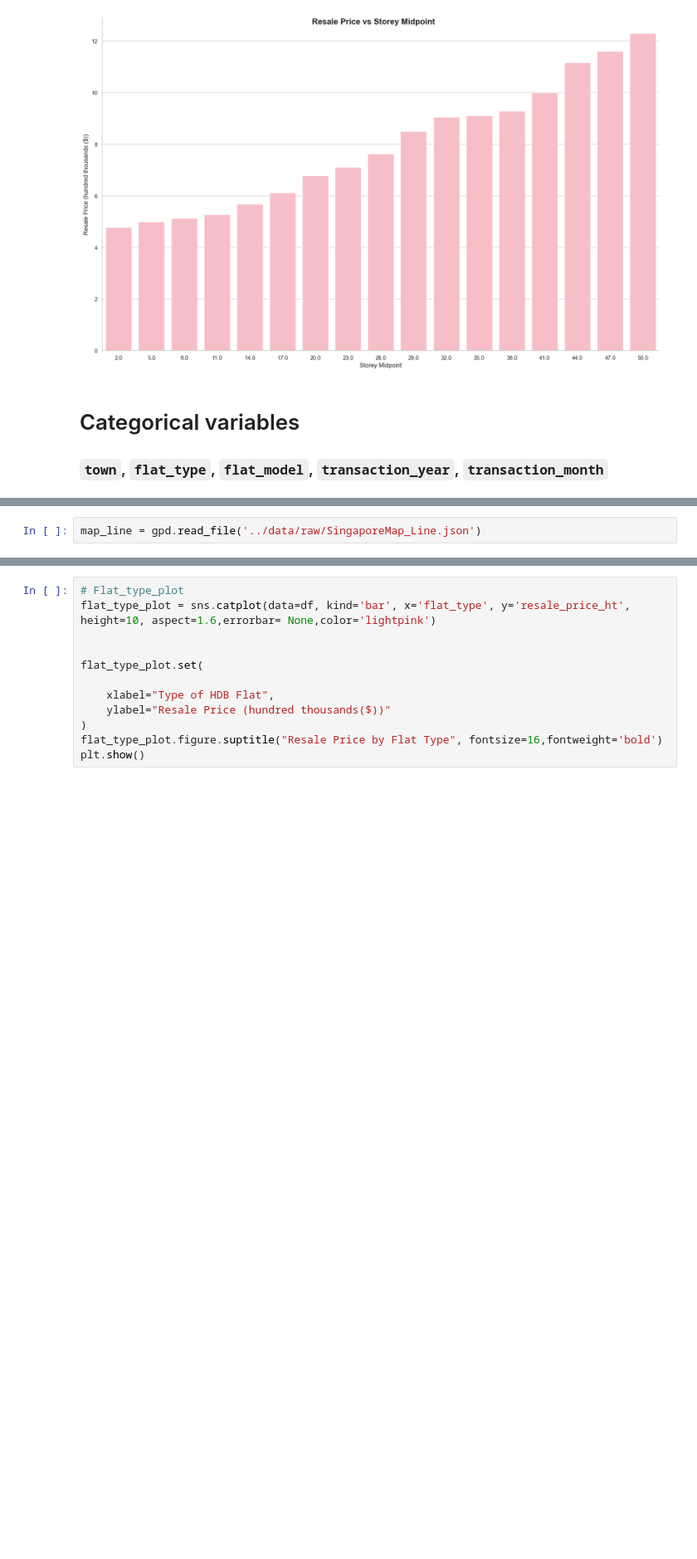
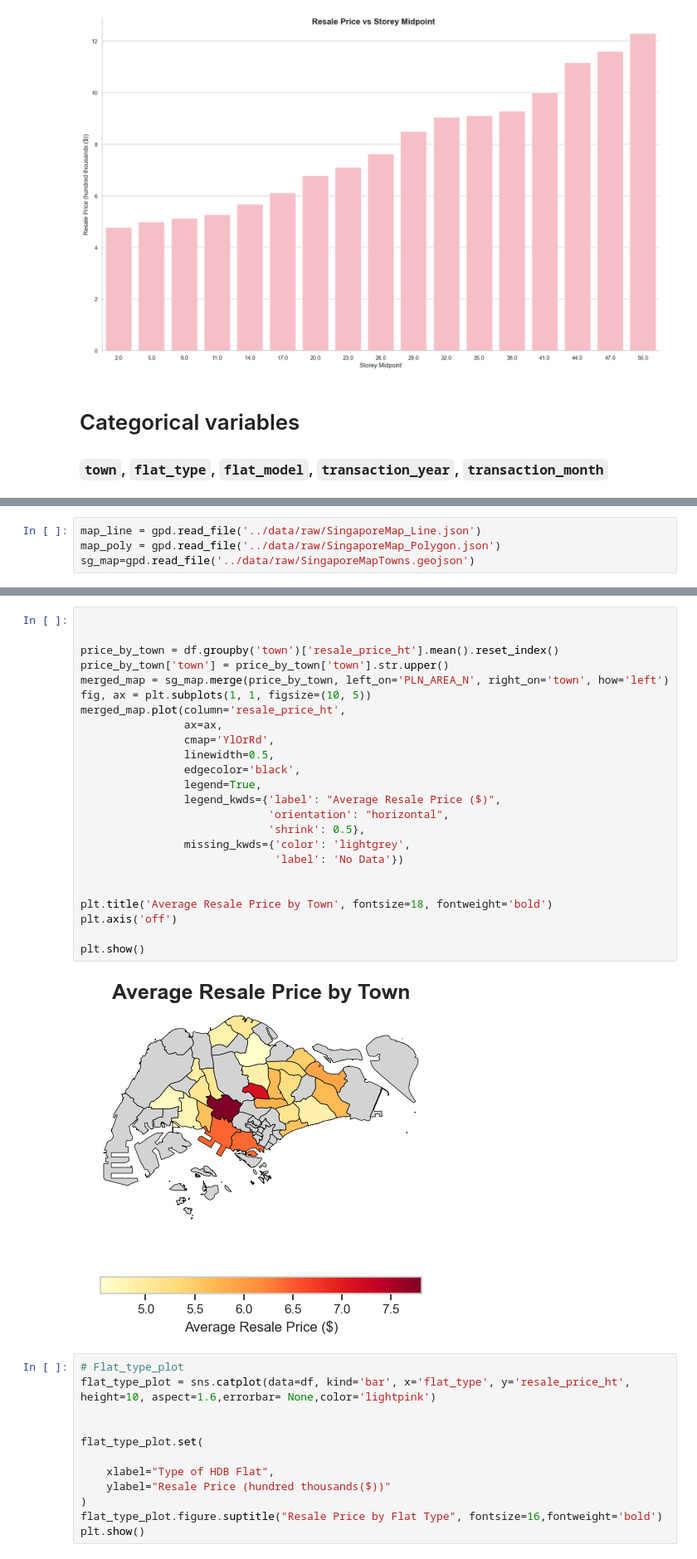
Before and after one commit to yuningyap/HDB-Resale-Flat-Price-Predictor, a Jupyter notebook: notebooks/02_eda.ipynb, the cells around one changed output, grey strips where cells are left out. Shown at 83% size. Saved outputs shown, nothing was run; the diff lists cells and outputs as text; blank space fills up the shorter version.

```diff
--- a/notebooks/02_eda.ipynb
+++ b/notebooks/02_eda.ipynb
@@ -74,3 +72,5 @@ town_avg_price.head()
 | 4 | BUKIT MERAH | 6.412615 |
 # %%
 map_line = gpd.read_file('../data/raw/SingaporeMap_Line.json')
+map_poly = gpd.read_file('../data/raw/SingaporeMap_Polygon.json')
+sg_map=gpd.read_file('../data/raw/SingaporeMapTowns.geojson')
@@ -79,3 +127,29 @@ map_poly = gpd.read_file('../data/raw/SingaporeMap_Polygon.json')
+# %%
+
+
+price_by_town = df.groupby('town')['resale_price_ht'].mean().reset_index()
+price_by_town['town'] = price_by_town['town'].str.upper()
+merged_map = sg_map.merge(price_by_town, left_on='PLN_AREA_N', right_on='town', how='left')
+fig, ax = plt.subplots(1, 1, figsize=(10, 5))
+merged_map.plot(column='resale_price_ht',
+                ax=ax,
+                cmap='YlOrRd',
+                linewidth=0.5,
+                edgecolor='black',
+                legend=True,
+                legend_kwds={'label': "Average Resale Price ($)",
+                             'orientation': "horizontal",
+                             'shrink': 0.5},
+                missing_kwds={'color': 'lightgrey',
+                              'label': 'No Data'})
+
+
+plt.title('Average Resale Price by Town', fontsize=18, fontweight='bold')
+plt.axis('off')
+
+plt.show()
+# %% [output]
+[figure, added]
 # %%
 # Flat_type_plot
 flat_type_plot = sns.catplot(data=df, kind='bar', x='flat_type', y='resale_price_ht', height=10, aspect=1.6,errorbar= None,color='lightpink')
```
Also changed, not shown: parts of 4 cells of this notebook, 1 other file.
